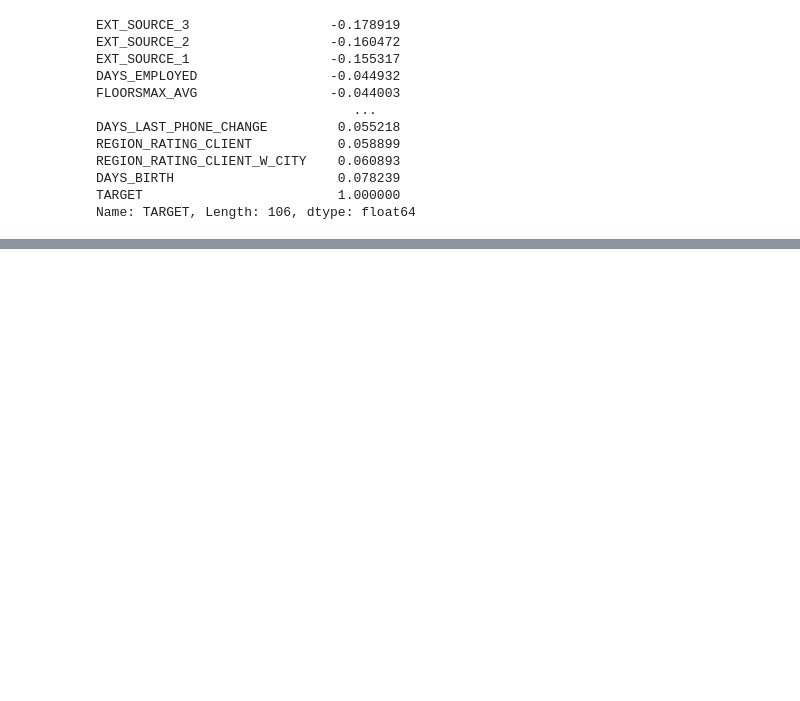
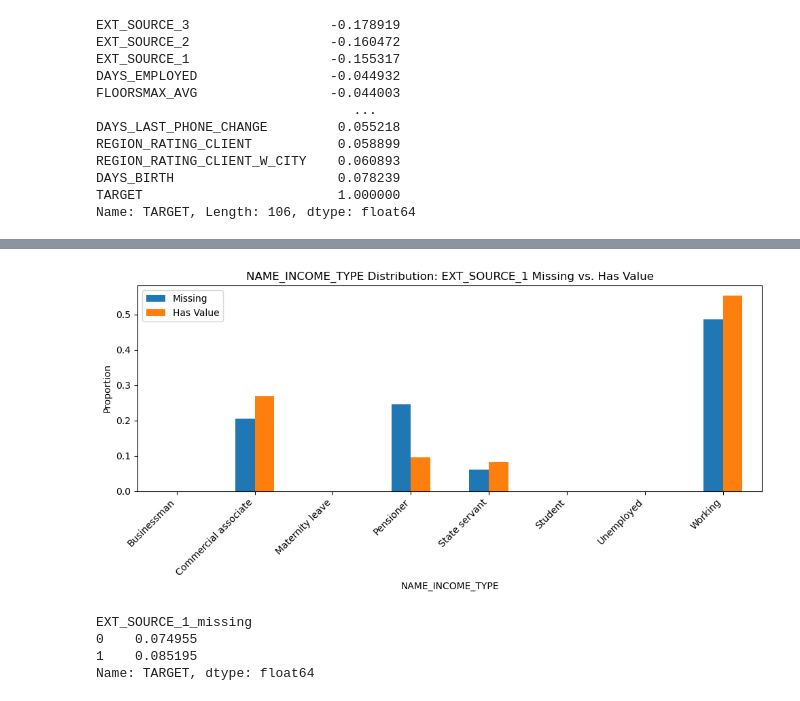
Before and after one commit to edgarordonezz/loan-default-predictor, a Jupyter notebook: load_default_eda_training.ipynb, the cells around one changed output, grey strips where cells are left out. Saved outputs shown, nothing was run; the diff lists cells and outputs as text; code cells hidden in the pictures; blank space fills up the shorter version.

```diff
--- a/load_default_eda_training.ipynb
+++ b/load_default_eda_training.ipynb
@@ -88,0 +294,6 @@ Name: TARGET, Length: 106, dtype: float64
+# %%
+# Wherever missing_mask = True, EXT_SOURCE_1 is null
+missing_mask = df['EXT_SOURCE_1'].isnull()
+
+# Does missingness correlate with income type?
+print(df[missing_mask]['NAME_INCOME_TYPE'].value_counts(normalize=True))
@@ -88,0 +325,21 @@ Name: TARGET, Length: 106, dtype: float64
+# %%
+missing_props = df[missing_mask]['NAME_INCOME_TYPE'].value_counts(normalize=True)
+nonmissing_props = df[~missing_mask]['NAME_INCOME_TYPE'].value_counts(normalize=True)
+
+compare_df = pd.DataFrame({'Missing': missing_props, 'Has Value': nonmissing_props}).fillna(0)
+compare_df.plot(kind='bar', figsize=(10,5))
+plt.title('NAME_INCOME_TYPE Distribution: EXT_SOURCE_1 Missing vs. Has Value')
+plt.ylabel('Proportion')
+plt.xticks(rotation=45, ha='right')
+plt.tight_layout()
+plt.show()
+# %% [output]
+[figure, added]
+# %%
+df['EXT_SOURCE_1_missing'] = df['EXT_SOURCE_1'].isnull().astype(int)
+print(df.groupby('EXT_SOURCE_1_missing')['TARGET'].mean())
+# %% [output]
+EXT_SOURCE_1_missing
+0    0.074955
+1    0.085195
+Name: TARGET, dtype: float64
```
Also changed, not shown: parts of 29 cells of this notebook.
